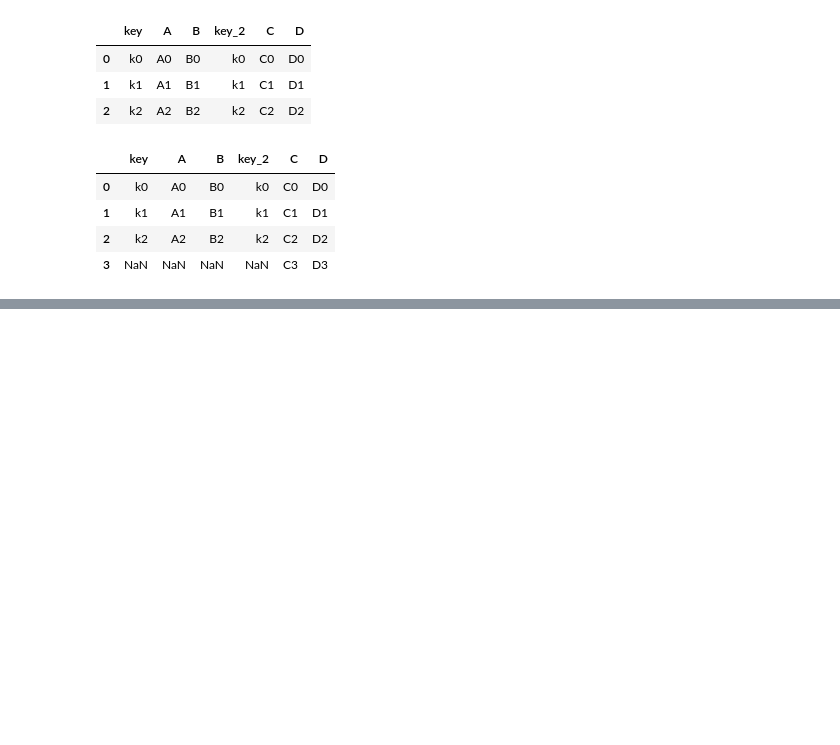
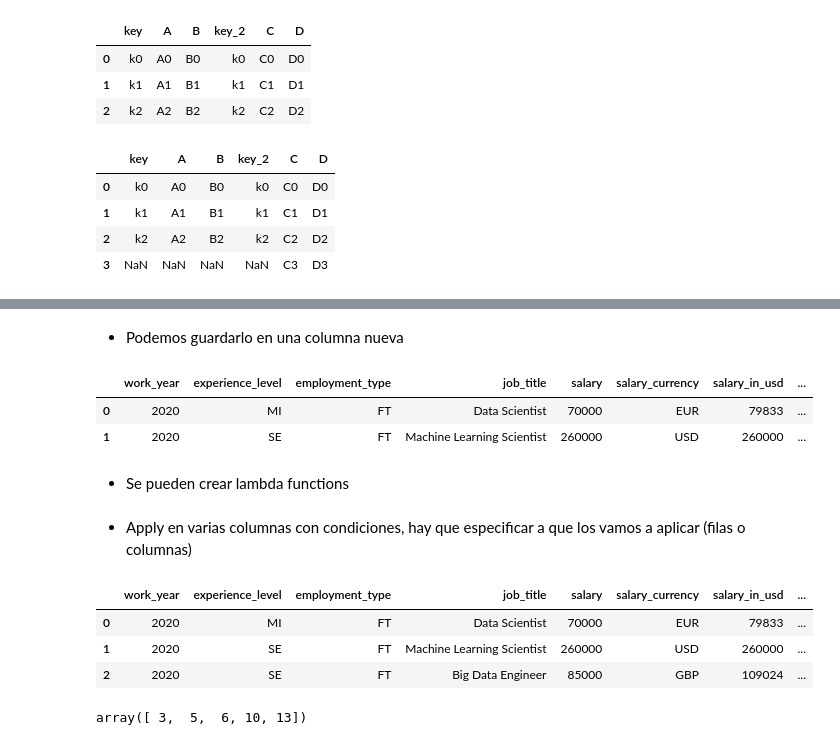
Before and after one commit to dhduartea/Curso_de_Manipulaci-n_Transformaci-n_de_Datos_con_Pandas_NumPy, a Jupyter notebook: 10_funciones_principales_pandas.ipynb, the cells around one changed output, grey strips where cells are left out. Saved outputs shown, nothing was run; the diff lists cells and outputs as text; code cells hidden in the pictures; blank space fills up the shorter version.

```diff
--- a/10_funciones_principales_pandas.ipynb
+++ b/10_funciones_principales_pandas.ipynb
@@ -531,0 +595,3 @@ izq.merge(der, left_on = 'key', right_on='key_2',how='right')
+# %%
+def two_times(value):
+    return value * 2
@@ -531,0 +615,30 @@ izq.merge(der, left_on = 'key', right_on='key_2',how='right')
+# %% [markdown]
+- Podemos guardarlo en una columna nueva
+# %%
+df_salaries["SalaryDoble"]=df_salaries["salary"].apply(two_times)
+# %%
+df_salaries.head(2)
+# %% [output]
+|  | work_year | experience_level | employment_type | job_title | salary | salary_currency | salary_in_usd | ... |
+| 0 | 2020 | MI | FT | Data Scientist | 70000 | EUR | 79833 | ... |
+| 1 | 2020 | SE | FT | Machine Learning Scientist | 260000 | USD | 260000 | ... |
+# %% [markdown]
+- Se pueden crear lambda functions
+# %%
+df_salaries['salary2'] =df_salaries['salary'].apply(lambda x: x* 3)
+# %% [markdown]
+- Apply en varias columnas con condiciones, hay que especificar a que los vamos a aplicar (filas o columnas)
+# %%
+df_salaries["data_scientist"]=df_salaries.apply(lambda x: x['salary'] * 2 if x['job_title'] == 'Data Scientist' else x['salary'], axis = 1)
+# Multiplica por 2 a los datos que cumplan la condición
+# %%
+df_salaries.head(3)
+# %% [output]
+|  | work_year | experience_level | employment_type | job_title | salary | salary_currency | salary_in_usd | ... |
+| 0 | 2020 | MI | FT | Data Scientist | 70000 | EUR | 79833 | ... |
+| 1 | 2020 | SE | FT | Machine Learning Scientist | 260000 | USD | 260000 | ... |
+| 2 | 2020 | SE | FT | Big Data Engineer | 85000 | GBP | 109024 | ... |
+# %%
+np.sort(np.array([13, 6, 3, 5, 10]))
+# %% [output]
+array([ 3,  5,  6, 10, 13])
```
Also changed, not shown: parts of 16 cells of this notebook, 1 other file.
